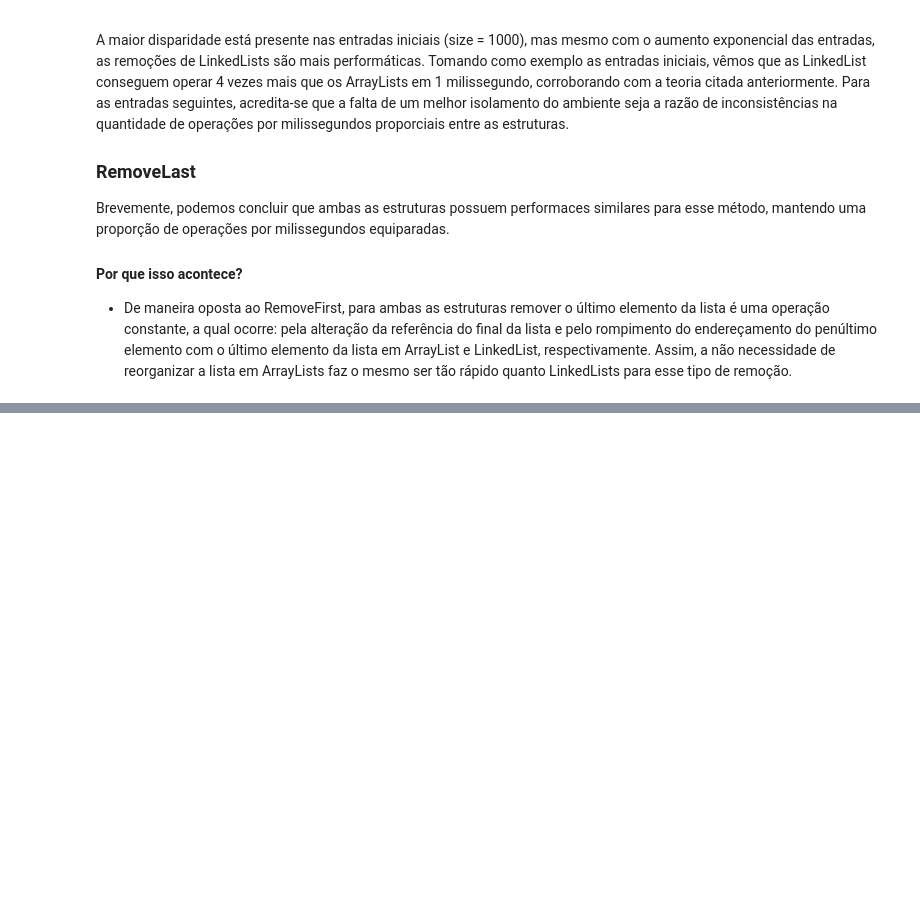
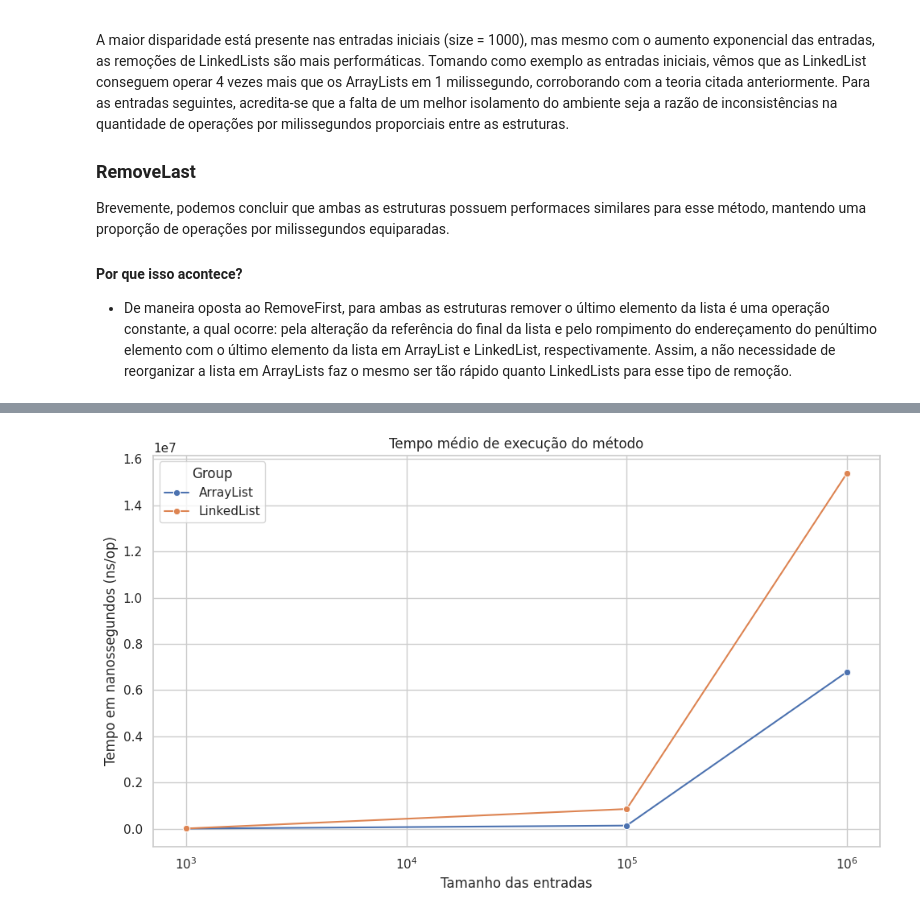
Before and after one commit to Darlan-Almeida/Benchmarks_Estrutura_De_Dados, a Jupyter notebook: notebook/analisys-arraylist-linkedlist.ipynb, the cells around one changed output, grey strips where cells are left out. Drawn from its saved outputs; the diff is of its cells as text; code cells hidden in the pictures; blank space fills up the shorter version.

```diff
--- a/notebook/analisys-arraylist-linkedlist.ipynb
+++ b/notebook/analisys-arraylist-linkedlist.ipynb
@@ -207,0 +221,10 @@ Brevemente, podemos concluir que ambas as estruturas possuem performaces similar
+# %%
+## Tratamento inicial do DataSet BulkByTime
+bulk = pd.read_csv("BulkAverageTime.csv")
+
+bulk["Score"] = bulk["Score"].str.replace(",",".").astype(float)
+bulk["ErrorMargin"] = bulk["ErrorMargin"].str.replace(",",".").astype(float)
+bulk["Diff"] = bulk["Diff"].str.replace(",",".").astype(float)
+
+print(bulk.dtypes)
+bulk.head(6)
@@ -207,0 +245,16 @@ Brevemente, podemos concluir que ambas as estruturas possuem performaces similar
+# %%
+bulk['Group'] = bulk['Benchmark'].apply(
+    lambda x: 'ArrayList' if 'Array' in x else 'LinkedList'
+)
+
+plt.figure(figsize=(10, 6))
+sns.lineplot(data=bulk, x='Units', y='Diff', hue='Group', marker='o')
+plt.title('Tempo médio de execução do método')
+plt.xlabel('Tamanho das entradas')
+plt.ylabel('Tempo em nanossegundos (ns/op)')
+plt.xscale('log')
+plt.grid(True)
+plt.tight_layout()
+plt.show()
+# %% [output]
+[figure, added]
```
Also changed, not shown: parts of 11 cells of this notebook, 3 other files.
